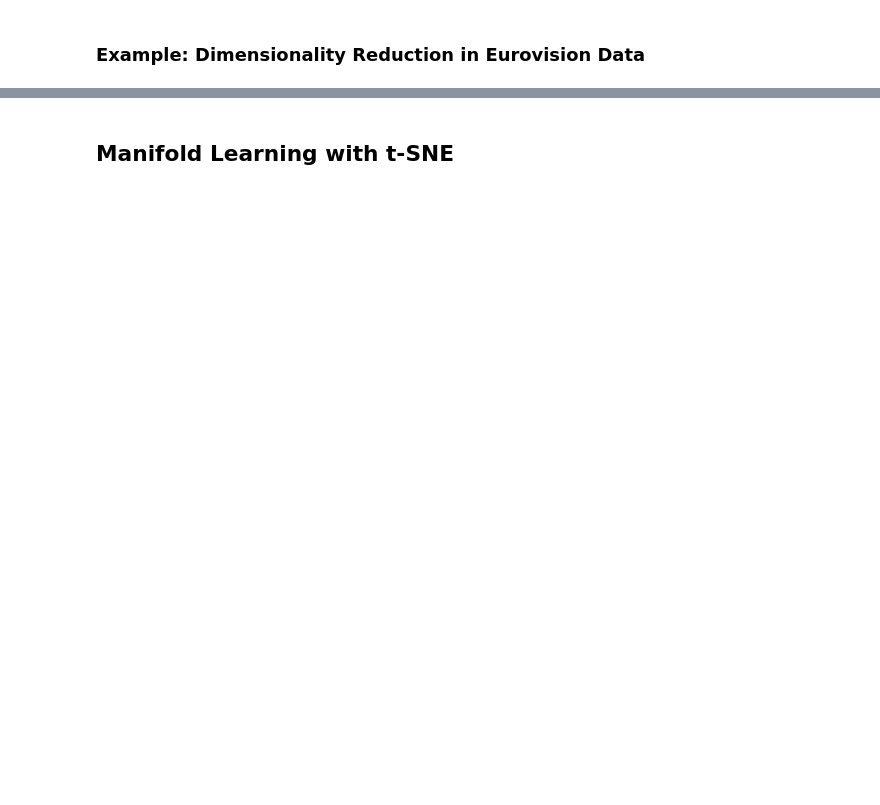
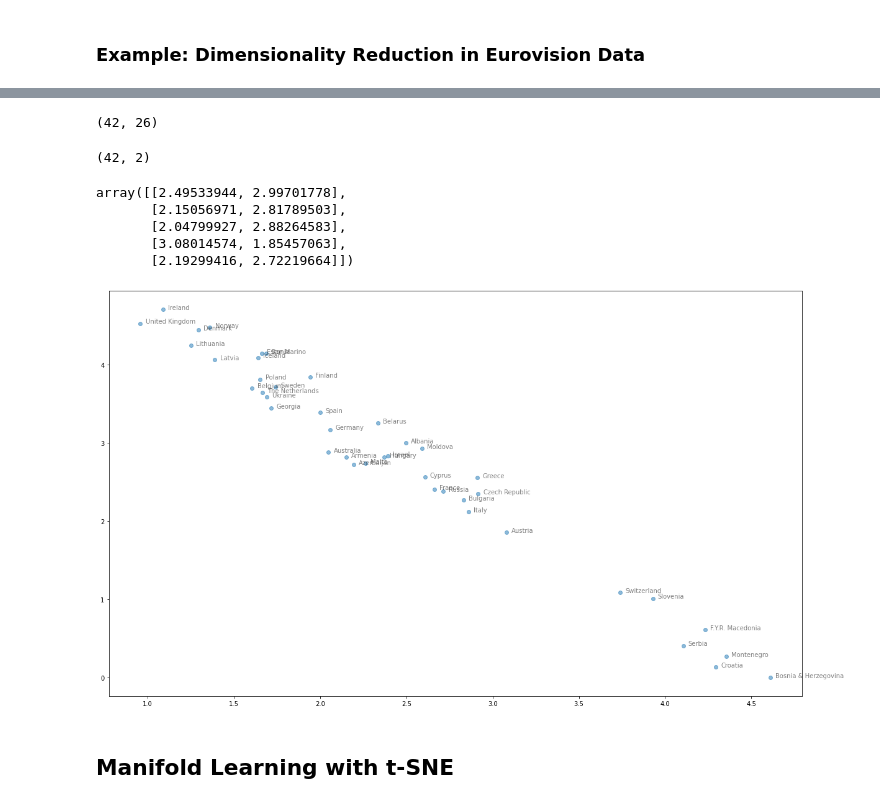
Before and after one commit to icta-tecaji/python-machine-learning-public, a Jupyter notebook: 03_Nenadzorovano_ucenje/02_Preprocessing_and_Scaling_CLEAN.ipynb, the cells around one changed output, grey strips where cells are left out. Drawn from its saved outputs; the diff is of its cells as text; code cells hidden in the pictures; blank space fills up the shorter version.

```diff
--- a/03_Nenadzorovano_ucenje/02_Preprocessing_and_Scaling_CLEAN.ipynb
+++ b/03_Nenadzorovano_ucenje/02_Preprocessing_and_Scaling_CLEAN.ipynb
@@ -315,0 +453,2 @@ eurovision = pd.read_csv("data/eurovision-2016.csv")
+# %%
+televote_rank = eurovision.pivot(index="From country", columns="To country", values="Televote Rank")
@@ -316,3 +471,43 @@ eurovision = pd.read_csv("data/eurovision-2016.csv")
+# %%
+televote_rank.fillna(televote_rank.min(), inplace=True)
+# %%
+televote_rank.shape
+# %% [output]
+(42, 26)
+# %%
+from sklearn.decomposition import NMF
+
+model = NMF(n_components=2, init="random", max_iter=5000)
+model.fit(televote_rank)
+
+nmf_features = model.transform(televote_rank)
+# %%
+nmf_features.shape
+# %% [output]
+(42, 2)
+# %%
+nmf_features[:5]
+# %% [output]
+array([[2.49533944, 2.99701778],
+       [2.15056971, 2.81789503],
+       [2.04799927, 2.88264583],
+       [3.08014574, 1.85457063],
+       [2.19299416, 2.72219664]])
+# %%
+plt.figure(figsize=(20,12))
+
+countries = np.array(televote_rank.index)
+xs = nmf_features[:, 0]
+ys = nmf_features[:, 1]
+
+plt.scatter(xs, ys, alpha=0.5)
+
+for x,y,countries in zip(xs, ys, countries):
+    plt.annotate(countries, (x+0.03,y), fontsize=10, alpha=0.5)
+
+plt.show()
+# %% [output]
+[figure, added]
 # %% [markdown]
 ## Manifold Learning with t-SNE
 # %%
```
Also changed, not shown: parts of 34 cells of this notebook, 2 other files.
